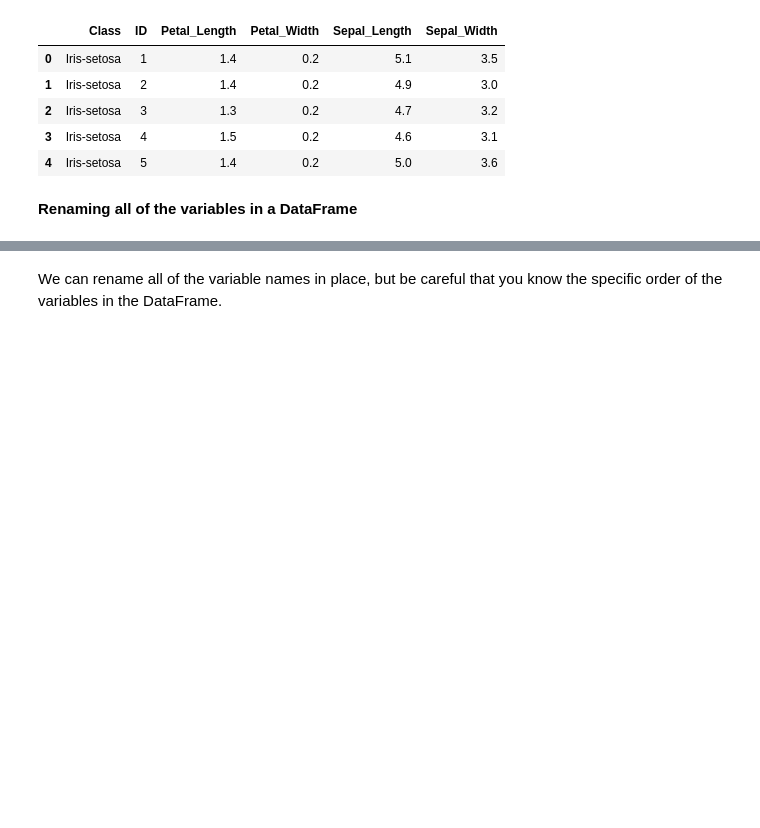
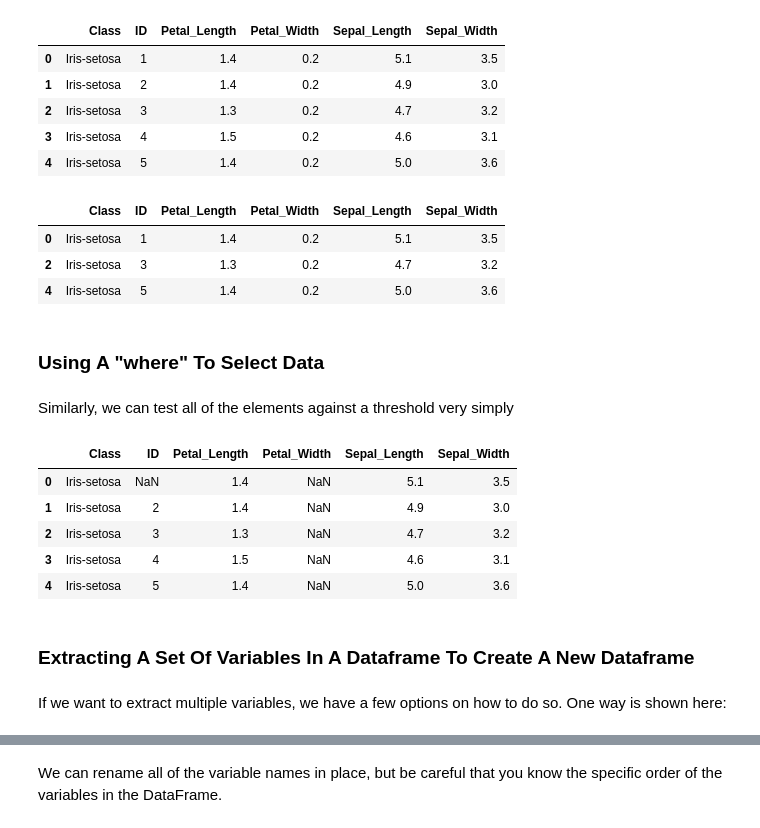
Before and after one commit to johnjfox/Analytic_Enterprise, a Jupyter notebook: slides/02a_Pandas_Overview.ipynb, the cells around one changed output, grey strips where cells are left out. Drawn from its saved outputs; the diff is of its cells as text; code cells hidden in the pictures; blank space fills up the shorter version.

```diff
--- a/slides/02a_Pandas_Overview.ipynb
+++ b/slides/02a_Pandas_Overview.ipynb
@@ -408,5 +343,29 @@ df
 | 2 | Iris-setosa | 3 | 1.3 | 0.2 | 4.7 | 3.2 |
 | 3 | Iris-setosa | 4 | 1.5 | 0.2 | 4.6 | 3.1 |
 | 4 | Iris-setosa | 5 | 1.4 | 0.2 | 5.0 | 3.6 |
-# %% [markdown]
-**Renaming all of the variables in a DataFrame**
+# %%
+df = setupDF()
+df[df.Sepal_Width> 3.1]
+# %% [output]
+|  | Class | ID | Petal_Length | Petal_Width | Sepal_Length | Sepal_Width |
+| 0 | Iris-setosa | 1 | 1.4 | 0.2 | 5.1 | 3.5 |
+| 2 | Iris-setosa | 3 | 1.3 | 0.2 | 4.7 | 3.2 |
+| 4 | Iris-setosa | 5 | 1.4 | 0.2 | 5.0 | 3.6 |
+# %% [markdown]
+### Using A "where" To Select Data
+# %% [markdown]
+Similarly, we can test all of the elements against a threshold very simply
+# %%
+df = setupDF()
+df[df > 1]
+# %% [output]
+|  | Class | ID | Petal_Length | Petal_Width | Sepal_Length | Sepal_Width |
+| 0 | Iris-setosa | NaN | 1.4 | NaN | 5.1 | 3.5 |
+| 1 | Iris-setosa | 2 | 1.4 | NaN | 4.9 | 3.0 |
+| 2 | Iris-setosa | 3 | 1.3 | NaN | 4.7 | 3.2 |
+| 3 | Iris-setosa | 4 | 1.5 | NaN | 4.6 | 3.1 |
+| 4 | Iris-setosa | 5 | 1.4 | NaN | 5.0 | 3.6 |
+# %% [markdown]
+### Extracting A Set Of Variables In A Dataframe To Create A New Dataframe
+# %% [markdown]
+If we want to extract multiple variables, we have a few options on how to do so. One way is shown here:
```
Also changed, not shown: parts of 103 cells of this notebook, 9 other files.
